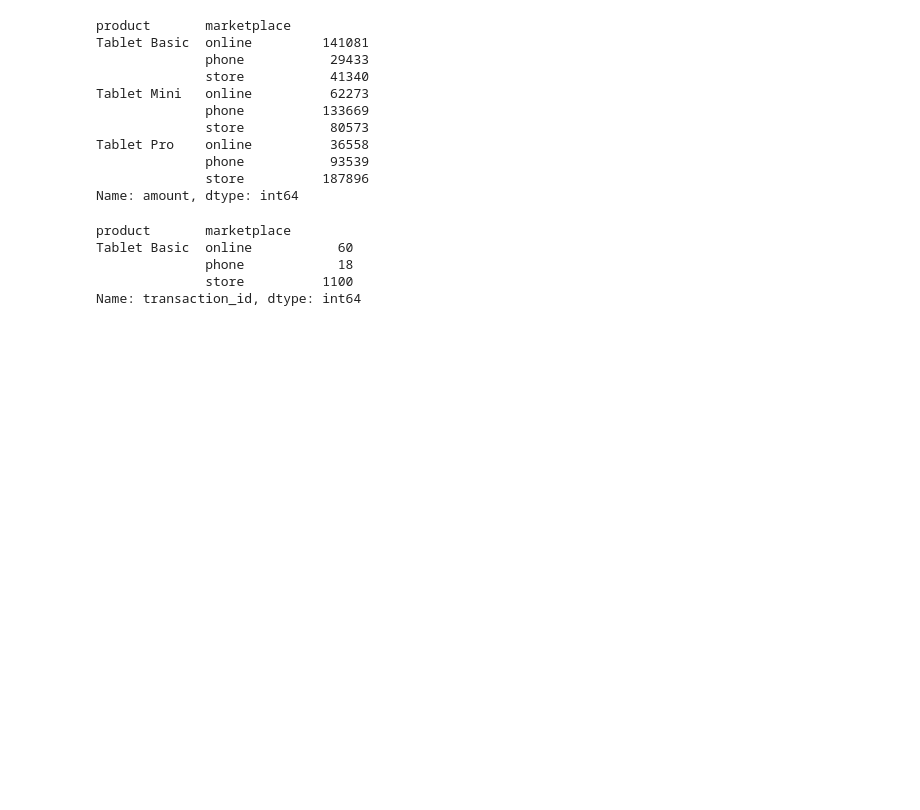
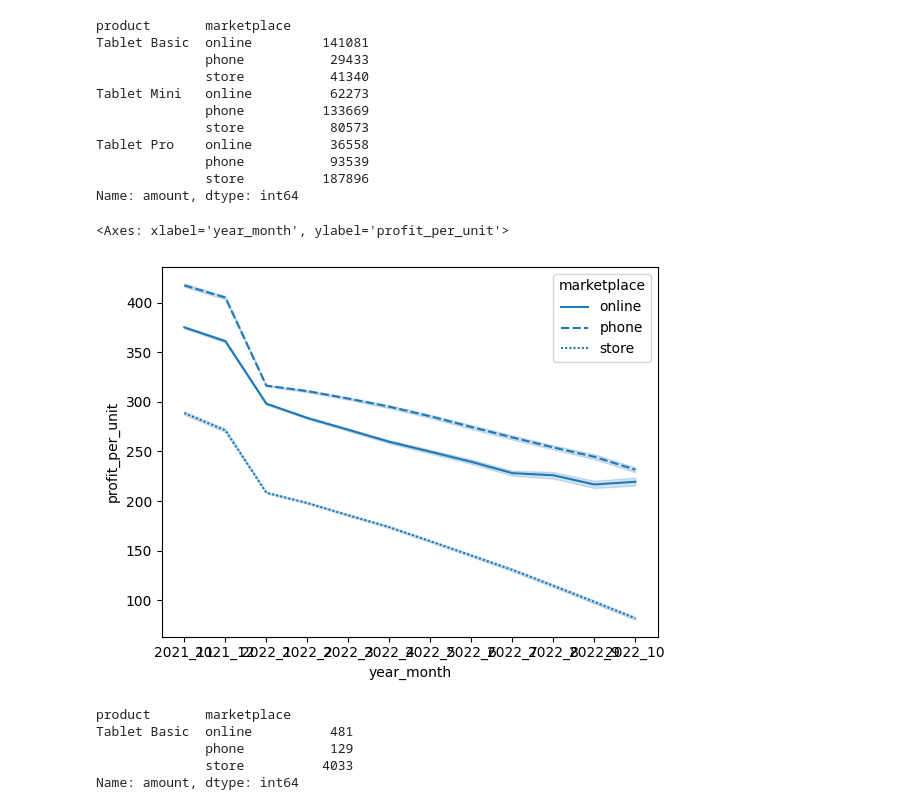
Before and after one commit to timstr97/business-analytics-case-study, a Jupyter notebook: sandbox/florian/analyse_vergleich_modelle.ipynb, the cells around one changed output. Drawn from its saved outputs; the diff is of its cells as text; code cells hidden in the pictures; blank space fills up the shorter version.

```diff
--- a/sandbox/florian/analyse_vergleich_modelle.ipynb
+++ b/sandbox/florian/analyse_vergleich_modelle.ipynb
@@ -187,12 +210,17 @@ Tablet Pro    online          36558
               phone           93539
               store          187896
 Name: amount, dtype: int64
+# %%
+sns.lineplot(data=df_reg_main, x="year_month", y="profit_per_unit", style="marketplace")
+# %% [output]
+<Axes: xlabel='year_month', ylabel='profit_per_unit'>
+[figure, added]
 # %%
 # Show the amount of transactions per product and marketplace where the profit is negative
-df_reg_main[df_reg_main['profit_per_unit'] < 0].groupby(['product', 'marketplace'])['transaction_id'].count()
+df_reg_main[df_reg_main['profit_per_unit'] < 0].groupby(['product', 'marketplace'])['amount'].sum()
 # %% [output]
 product       marketplace
-Tablet Basic  online           60
-              phone            18
-              store          1100
-Name: transaction_id, dtype: int64
+Tablet Basic  online          481
+              phone           129
+              store          4033
+Name: amount, dtype: int64
```
Also changed, not shown: parts of 3 cells of this notebook, 1 other file.
